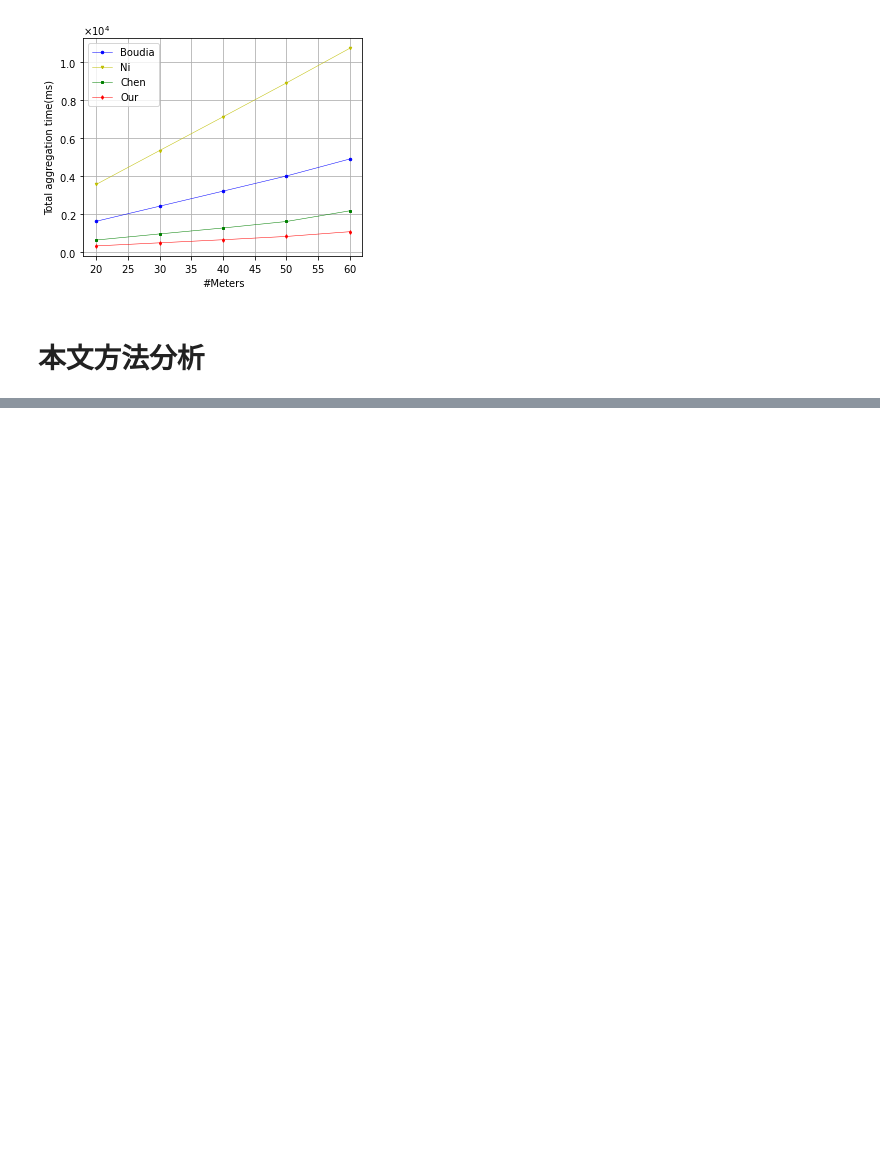
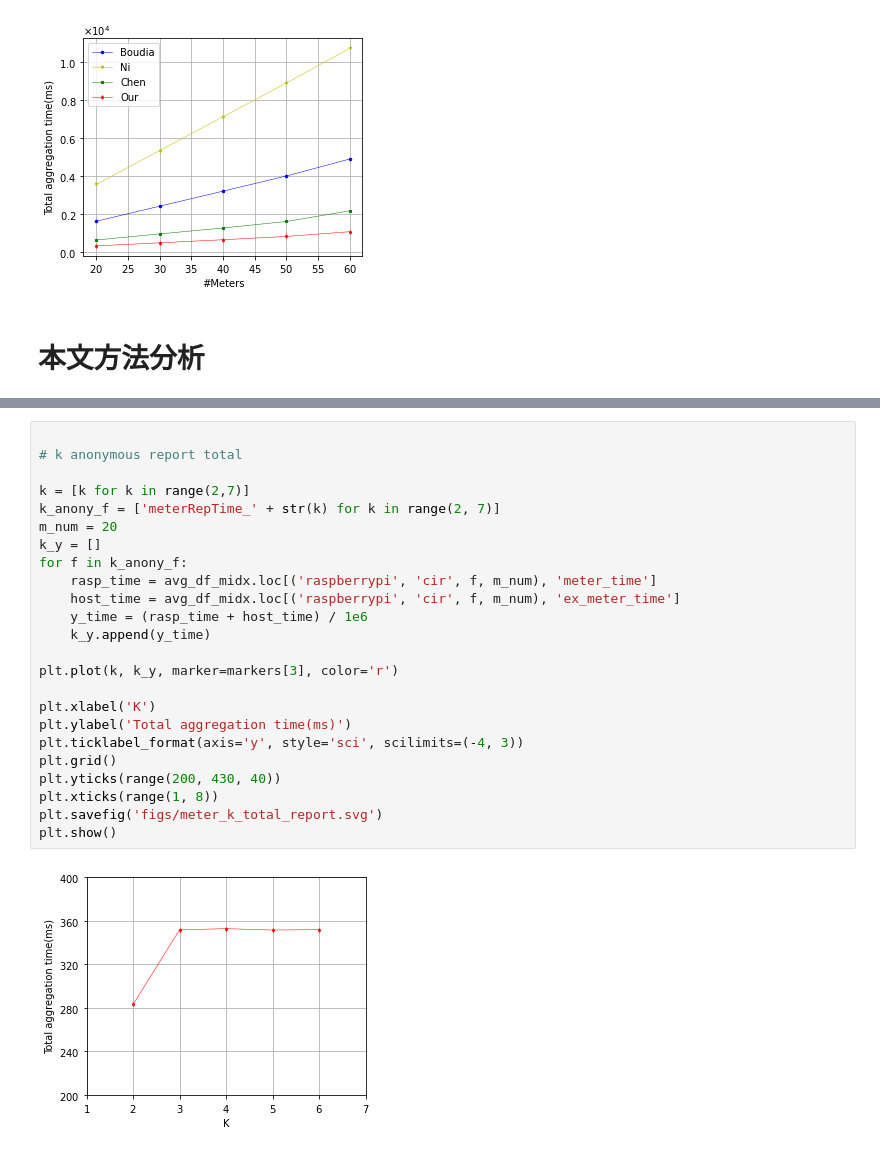
Before and after one commit to SevenBruce/CirAggregation, a Jupyter notebook: python/experments_fig.ipynb, the cells around one changed output, grey strips where cells are left out. Cells and saved outputs as stored; diff of their text form; blank space fills up the shorter version.

```diff
--- a/python/experments_fig.ipynb
+++ b/python/experments_fig.ipynb
@@ -303 +342,27 @@ plt.show()
+# %%
+
+# k anonymous report total
+
+k = [k for k in range(2,7)]
+k_anony_f = ['meterRepTime_' + str(k) for k in range(2, 7)]
+m_num = 20
+k_y = []
+for f in k_anony_f:
+    rasp_time = avg_df_midx.loc[('raspberrypi', 'cir', f, m_num), 'meter_time']
+    host_time = avg_df_midx.loc[('raspberrypi', 'cir', f, m_num), 'ex_meter_time']
+    y_time = (rasp_time + host_time) / 1e6
+    k_y.append(y_time)
+
+plt.plot(k, k_y, marker=markers[3], color='r')
+
+plt.xlabel('K')
+plt.ylabel('Total aggregation time(ms)')
+plt.ticklabel_format(axis='y', style='sci', scilimits=(-4, 3))
+plt.grid()
+plt.yticks(range(200, 430, 40))
+plt.xticks(range(1, 8))
+plt.savefig('figs/meter_k_total_report.svg')
+plt.show()
+# %% [output]
+[figure, added]
 # %%
```
Also changed, not shown: parts of 9 cells of this notebook, 18 other files.
